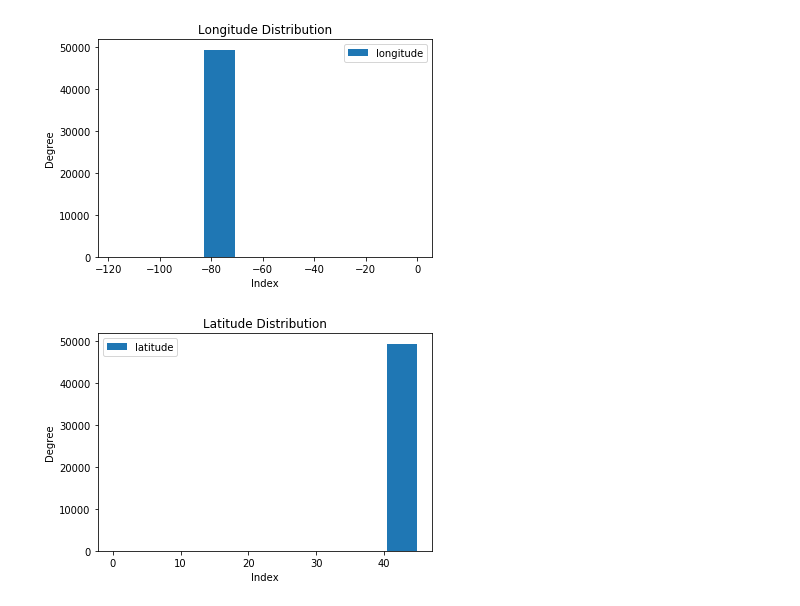
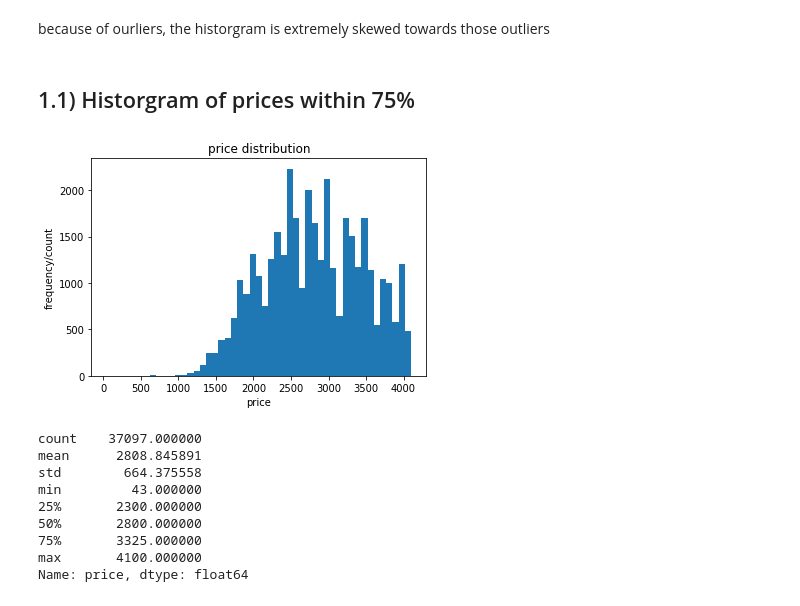
Before and after one commit to danlee0528/CMPT459-DataMiningProject, a Jupyter notebook: Part 1. Histograms for Price, Latitude and Longitude.ipynb, the cells around one changed output. Cells and saved outputs as stored; diff of their text form; code cells hidden in the pictures.

```diff
--- a/Part 1. Histograms for Price, Latitude and Longitude.ipynb
+++ b/Part 1. Histograms for Price, Latitude and Longitude.ipynb
@@ -30,18 +55,24 @@ plt.show()
-# %%
-df2.plot(x='index', y='longitude', kind ='hist')
-df2['longitude'].describe()
-plt.xlabel('Index')
-plt.ylabel('Degree')
-plt.title('Longitude Distribution')
-plt.show()
-# %% [output]
-[figure, removed]
-# %%
-df2.plot(x='index', y='latitude', kind ='hist')
-df2['latitude'].describe()
-plt.xlabel('Index')
-plt.ylabel('Degree')
-plt.title('Latitude Distribution')
-plt.show()
-# %% [output]
-[figure, removed]
+# %% [markdown]
+because of ourliers, the historgram is extremely skewed towards those outliers
+# %% [markdown]
+## 1.1) Historgram of prices within 75%
+# %%
+newdf = df2[df2.price <= df2['price'].quantile(0.75)]
+bins = np.linspace(newdf['price'].min(), newdf['price'].max(), 50)
+plt.hist(newdf['price'], bins )
+plt.xlabel('price')
+plt.ylabel('frequency/count')
+plt.title("price distribution")
+plt.show()
+newdf['price'].describe()
+# %% [output]
+[figure, added]
+count    37097.000000
+mean      2808.845891
+std        664.375558
+min         43.000000
+25%       2300.000000
+50%       2800.000000
+75%       3325.000000
+max       4100.000000
+Name: price, dtype: float64
```
Also changed, not shown: parts of 20 cells of this notebook, 2 other files.
